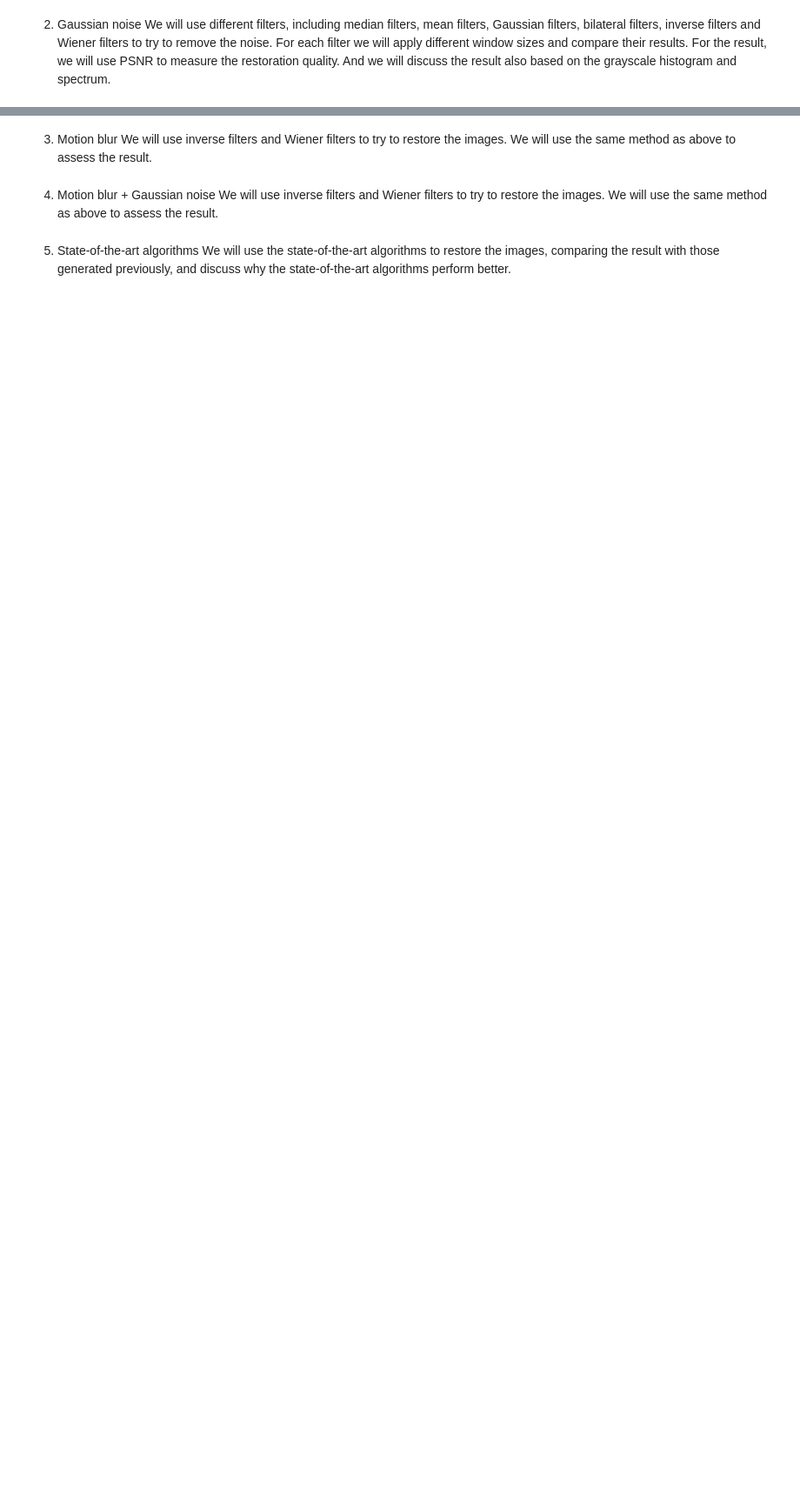
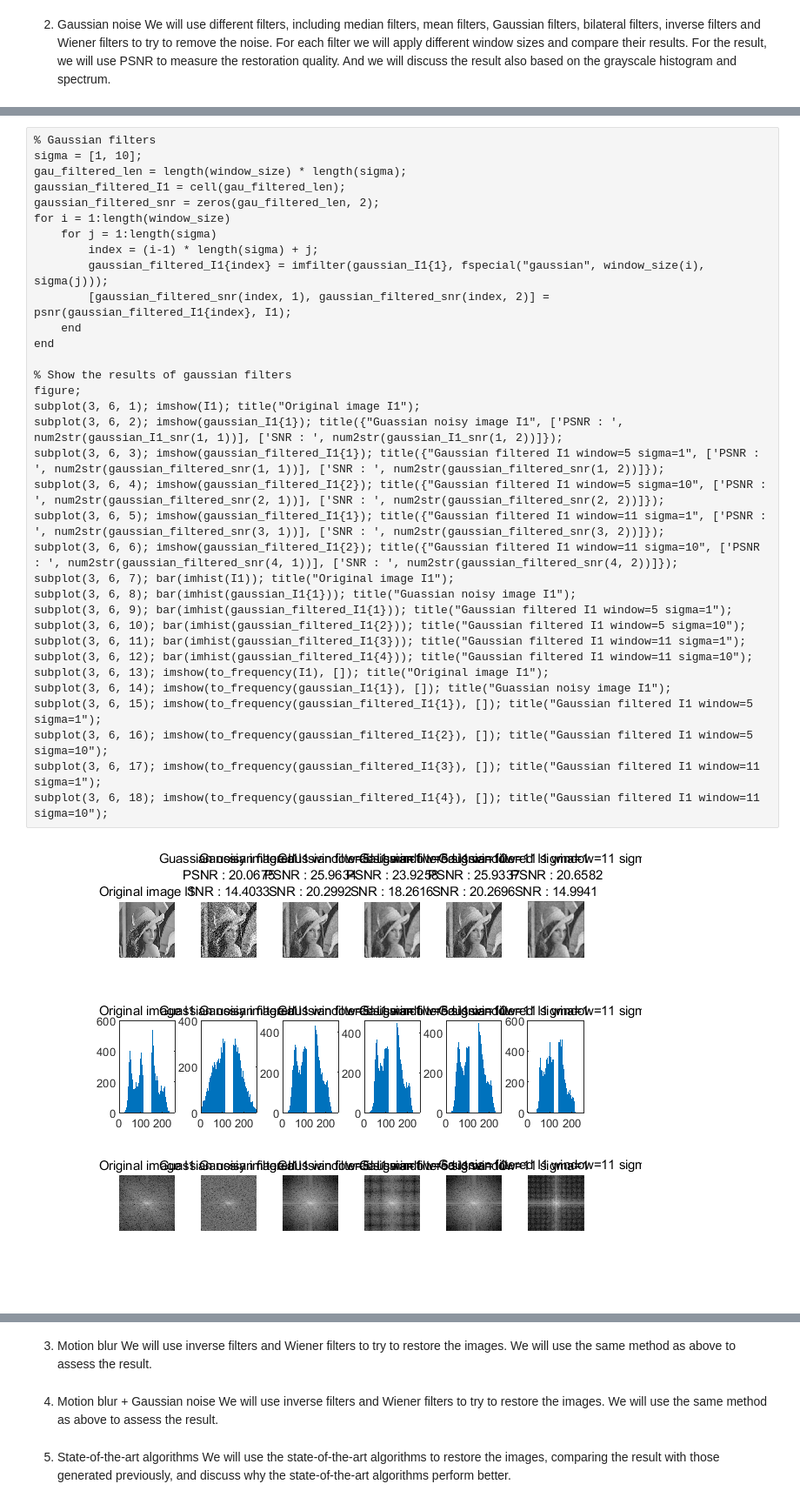
Before and after one commit to nemuru-pigeon/Image_restoration, a Jupyter notebook: codes/final_report_temp.ipynb, the cells around one changed output, grey strips where cells are left out. Shown at 87% size. Saved outputs shown, nothing was run; the diff lists cells and outputs as text; blank space fills up the shorter version.

```diff
--- a/codes/final_report_temp.ipynb
+++ b/codes/final_report_temp.ipynb
@@ -242,0 +279,36 @@ subplot(1, 3, 3); imshow(uint8(restore_img)); title('恢复图像');
+# %%
+% Gaussian filters
+sigma = [1, 10];
+gau_filtered_len = length(window_size) * length(sigma);
+gaussian_filtered_I1 = cell(gau_filtered_len);
+gaussian_filtered_snr = zeros(gau_filtered_len, 2);
+for i = 1:length(window_size)
+    for j = 1:length(sigma)
+        index = (i-1) * length(sigma) + j;
+        gaussian_filtered_I1{index} = imfilter(gaussian_I1{1}, fspecial("gaussian", window_size(i), sigma(j)));
+        [gaussian_filtered_snr(index, 1), gaussian_filtered_snr(index, 2)] = psnr(gaussian_filtered_I1{index}, I1);
+    end
+end
+
+% Show the results of gaussian filters
+figure;
+subplot(3, 6, 1); imshow(I1); title("Original image I1");
+subplot(3, 6, 2); imshow(gaussian_I1{1}); title({"Guassian noisy image I1", ['PSNR : ', num2str(gaussian_I1_snr(1, 1))], ['SNR : ', num2str(gaussian_I1_snr(1, 2))]});
+subplot(3, 6, 3); imshow(gaussian_filtered_I1{1}); title({"Gaussian filtered I1 window=5 sigma=1", ['PSNR : ', num2str(gaussian_filtered_snr(1, 1))], ['SNR : ', num2str(gaussian_filtered_snr(1, 2))]});
+subplot(3, 6, 4); imshow(gaussian_filtered_I1{2}); title({"Gaussian filtered I1 window=5 sigma=10", ['PSNR : ', num2str(gaussian_filtered_snr(2, 1))], ['SNR : ', num2str(gaussian_filtered_snr(2, 2))]});
+subplot(3, 6, 5); imshow(gaussian_filtered_I1{1}); title({"Gaussian filtered I1 window=11 sigma=1", ['PSNR : ', num2str(gaussian_filtered_snr(3, 1))], ['SNR : ', num2str(gaussian_filtered_snr(3, 2))]});
+subplot(3, 6, 6); imshow(gaussian_filtered_I1{2}); title({"Gaussian filtered I1 window=11 sigma=10", ['PSNR : ', num2str(gaussian_filtered_snr(4, 1))], ['SNR : ', num2str(gaussian_filtered_snr(4, 2))]});
+subplot(3, 6, 7); bar(imhist(I1)); title("Original image I1");
+subplot(3, 6, 8); bar(imhist(gaussian_I1{1})); title("Guassian noisy image I1");
+subplot(3, 6, 9); bar(imhist(gaussian_filtered_I1{1})); title("Gaussian filtered I1 window=5 sigma=1");
+subplot(3, 6, 10); bar(imhist(gaussian_filtered_I1{2})); title("Gaussian filtered I1 window=5 sigma=10");
+subplot(3, 6, 11); bar(imhist(gaussian_filtered_I1{3})); title("Gaussian filtered I1 window=11 sigma=1");
+subplot(3, 6, 12); bar(imhist(gaussian_filtered_I1{4})); title("Gaussian filtered I1 window=11 sigma=10");
+subplot(3, 6, 13); imshow(to_frequency(I1), []); title("Original image I1");
+subplot(3, 6, 14); imshow(to_frequency(gaussian_I1{1}), []); title("Guassian noisy image I1");
+subplot(3, 6, 15); imshow(to_frequency(gaussian_filtered_I1{1}), []); title("Gaussian filtered I1 window=5 sigma=1");
+subplot(3, 6, 16); imshow(to_frequency(gaussian_filtered_I1{2}), []); title("Gaussian filtered I1 window=5 sigma=10");
+subplot(3, 6, 17); imshow(to_frequency(gaussian_filtered_I1{3}), []); title("Gaussian filtered I1 window=11 sigma=1");
+subplot(3, 6, 18); imshow(to_frequency(gaussian_filtered_I1{4}), []); title("Gaussian filtered I1 window=11 sigma=10");
+# %% [output]
+[figure, added]
```
Also changed, not shown: parts of 5 cells of this notebook, 1 other file.
